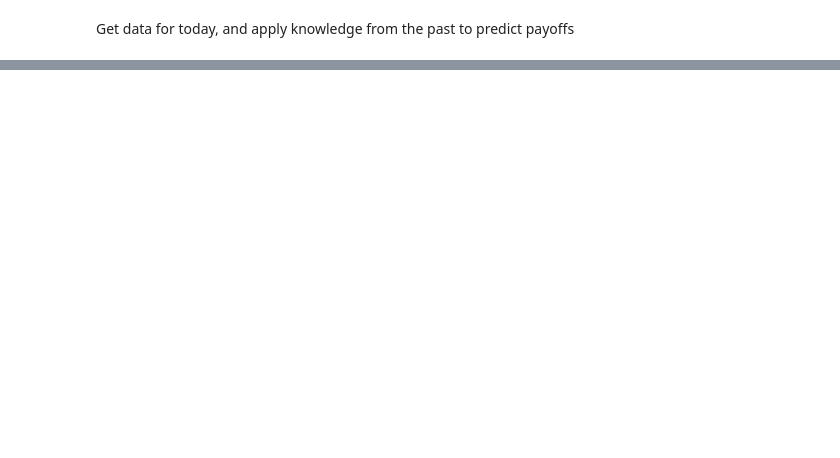
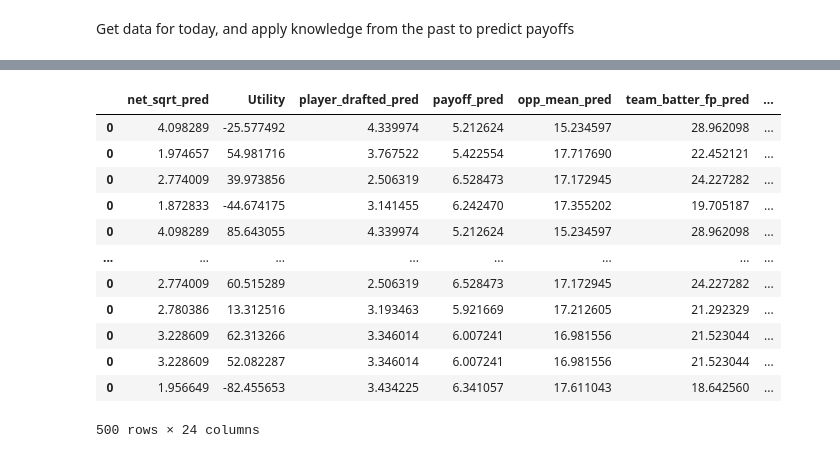
Before and after one commit to mcglade8/MLB, a Jupyter notebook: baseball_python.ipynb, the cells around one changed output, grey strips where cells are left out. Cells and saved outputs as stored; diff of their text form; code cells hidden in the pictures; blank space fills up the shorter version.

```diff
--- a/baseball_python.ipynb
+++ b/baseball_python.ipynb
@@ -2337 +2799,17 @@ great_and_bad_lineups_pitchers.head(50)
+# %%
+great_and_bad_lineups_hitters
+# %% [output]
+|  | net_sqrt_pred | Utility | player_drafted_pred | payoff_pred | opp_mean_pred | team_batter_fp_pred | ... |
+| 0 | 4.098289 | -25.577492 | 4.339974 | 5.212624 | 15.234597 | 28.962098 | ... |
+| 0 | 1.974657 | 54.981716 | 3.767522 | 5.422554 | 17.717690 | 22.452121 | ... |
+| 0 | 2.774009 | 39.973856 | 2.506319 | 6.528473 | 17.172945 | 24.227282 | ... |
+| 0 | 1.872833 | -44.674175 | 3.141455 | 6.242470 | 17.355202 | 19.705187 | ... |
+| 0 | 4.098289 | 85.643055 | 4.339974 | 5.212624 | 15.234597 | 28.962098 | ... |
+| ... | ... | ... | ... | ... | ... | ... | ... |
+| 0 | 2.774009 | 60.515289 | 2.506319 | 6.528473 | 17.172945 | 24.227282 | ... |
+| 0 | 2.780386 | 13.312516 | 3.193463 | 5.921669 | 17.212605 | 21.292329 | ... |
+| 0 | 3.228609 | 62.313266 | 3.346014 | 6.007241 | 16.981556 | 21.523044 | ... |
+| 0 | 3.228609 | 52.082287 | 3.346014 | 6.007241 | 16.981556 | 21.523044 | ... |
+| 0 | 1.956649 | -82.455653 | 3.434225 | 6.341057 | 17.611043 | 18.642560 | ... |
+500 rows × 24 columns
 # %%
```
Also changed, not shown: parts of 64 cells of this notebook.
